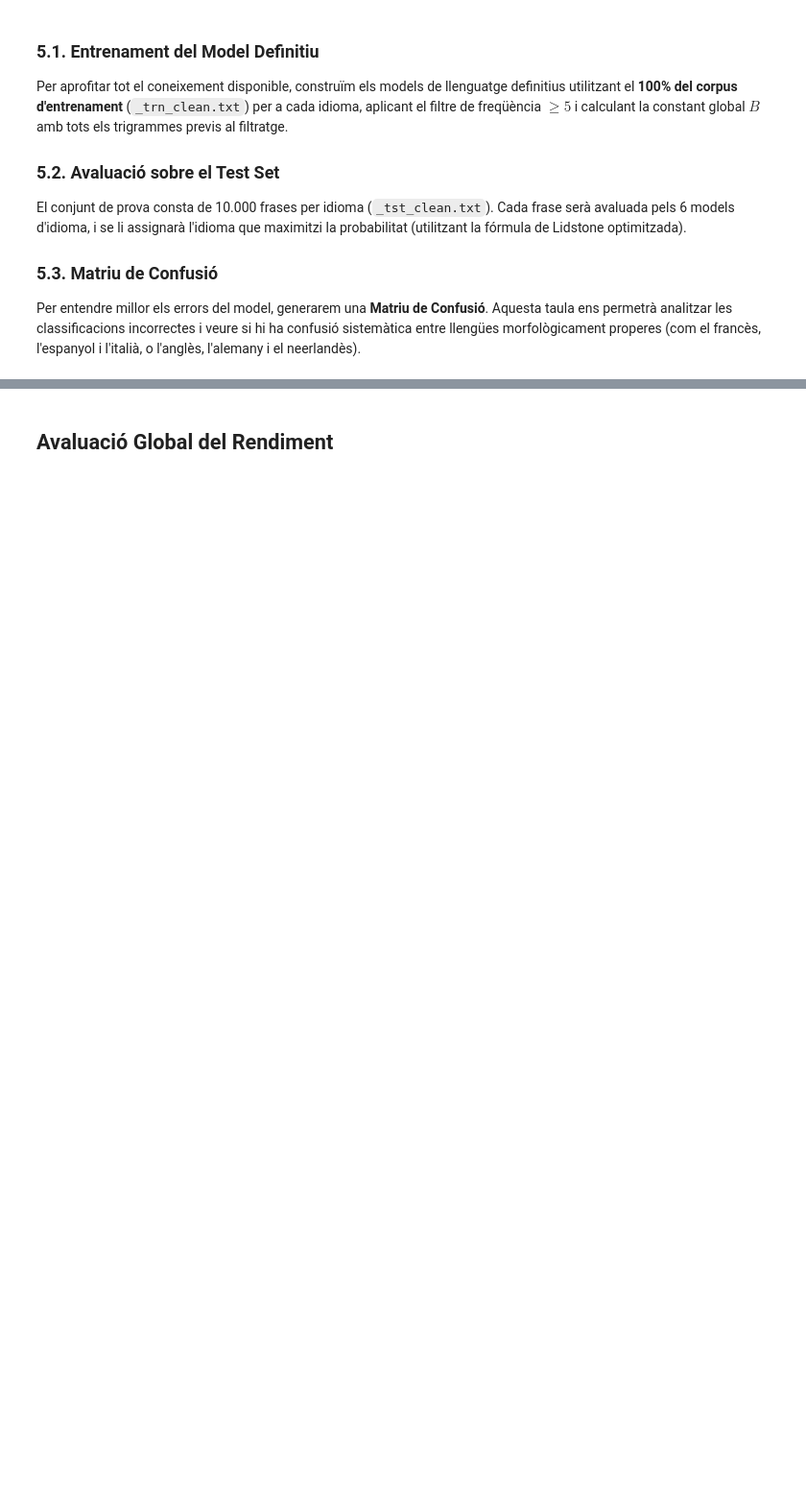
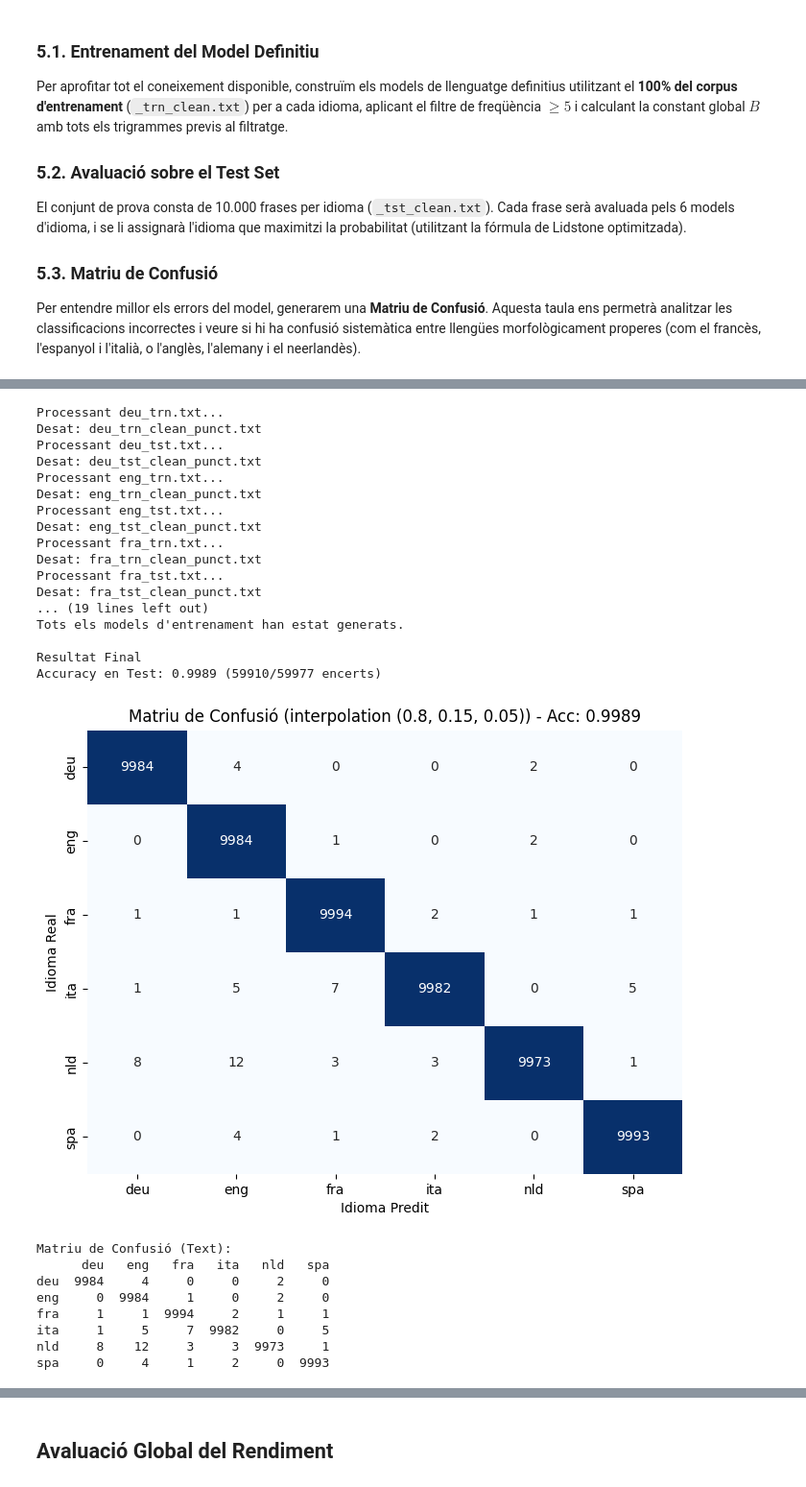
Before and after one commit to bertaaulet/PLH_ident_idioma, a Jupyter notebook: projecte_classes.ipynb, the cells around one changed output, grey strips where cells are left out. Shown at 96% size. Drawn from its saved outputs; the diff is of its cells as text; code cells hidden in the pictures; blank space fills up the shorter version.

```diff
--- a/projecte_classes.ipynb
+++ b/projecte_classes.ipynb
@@ -416,19 +452,6 @@ class LanguageEvaluator:
         print(df_cm)
         return y_true, y_pred, df_cm
 
-    def mostrar_trigrames_dominants(self, idioma, top_n=10):
-        scores = {}
-        model_actual = self.model.models_tri[idioma]
-
-        for trig, freq in model_actual.items():
-            altres_freq = sum(self.model.models_tri[i].get(trig, 0) for i in self.model.idiomes if i != idioma)
-            scores[trig] = freq / (altres_freq + 1)
-
-        millors = sorted(scores.items(), key=lambda x: x[1], reverse=True)[:top_n]
-
-        print(f"Trigrames més identitaris del '{idioma}':")
-        for t, s in millors:
-            print(f"  {''.join(t)} (Score: {s:.2f})")
 
 # PARTICIÓ DE DADES PER A CROSS-VALIDATION
 dades_train_cv = {}
@@ -520,0 +609,55 @@ if dades_train_full:
+# %%
+# Executem el preprocessament amb el paràmetre activat
+preprocessor_punct = LanguagePreprocessor(idiomes, eliminar_puntuacio=True)
+preprocessor_punct.process_files(sufix="_punct") #sufix per no sobreescriure els fitxers originals
+
+dades_train_punct = {}
+dades_test_punct = {}
+
+for idioma in idiomes:
+    fitxer_train = f"{idioma}_trn_clean_punct.txt"
+    if os.path.exists(fitxer_train):
+        with open(fitxer_train, 'r', encoding='utf-8') as f:
+            dades_train_punct[idioma] = f.read()
+
+    fitxer_test = f"{idioma}_tst_clean_punct.txt"
+    if os.path.exists(fitxer_test):
+        dades_test_punct[idioma] = preprocessor_punct.obtenir_frases_netes(fitxer_test)
+
+# Entrenar el model
+model_punct = LanguageModel(idiomes)
+if dades_train_punct:
+    model_punct.train(dades_train_punct)
+
+# Avaluar amb la tècnica guanyadora (Interpolació 0.8, 0.15, 0.05)
+evaluator_punct = LanguageEvaluator(model_punct)
+
+if dades_test_punct:
+    _, _, _ = evaluator_punct.avaluar_test(dades_test_punct, 'interpolation', (0.8, 0.15, 0.05))
+# %% [output]
+Processant deu_trn.txt...
+Desat: deu_trn_clean_punct.txt
+Processant deu_tst.txt...
+Desat: deu_tst_clean_punct.txt
+Processant eng_trn.txt...
+Desat: eng_trn_clean_punct.txt
+Processant eng_tst.txt...
+Desat: eng_tst_clean_punct.txt
+Processant fra_trn.txt...
+Desat: fra_trn_clean_punct.txt
+Processant fra_tst.txt...
+Desat: fra_tst_clean_punct.txt
+... (19 lines left out)
+Tots els models d'entrenament han estat generats.
+
+Resultat Final
+Accuracy en Test: 0.9989 (59910/59977 encerts)
+[figure, added]
+Matriu de Confusió (Text):
+      deu   eng   fra   ita   nld   spa
+deu  9984     4     0     0     2     0
+eng     0  9984     1     0     2     0
+fra     1     1  9994     2     1     1
+ita     1     5     7  9982     0     5
+nld     8    12     3     3  9973     1
+spa     0     4     1     2     0  9993
```
Also changed, not shown: parts of 11 cells of this notebook, 12 other files.
